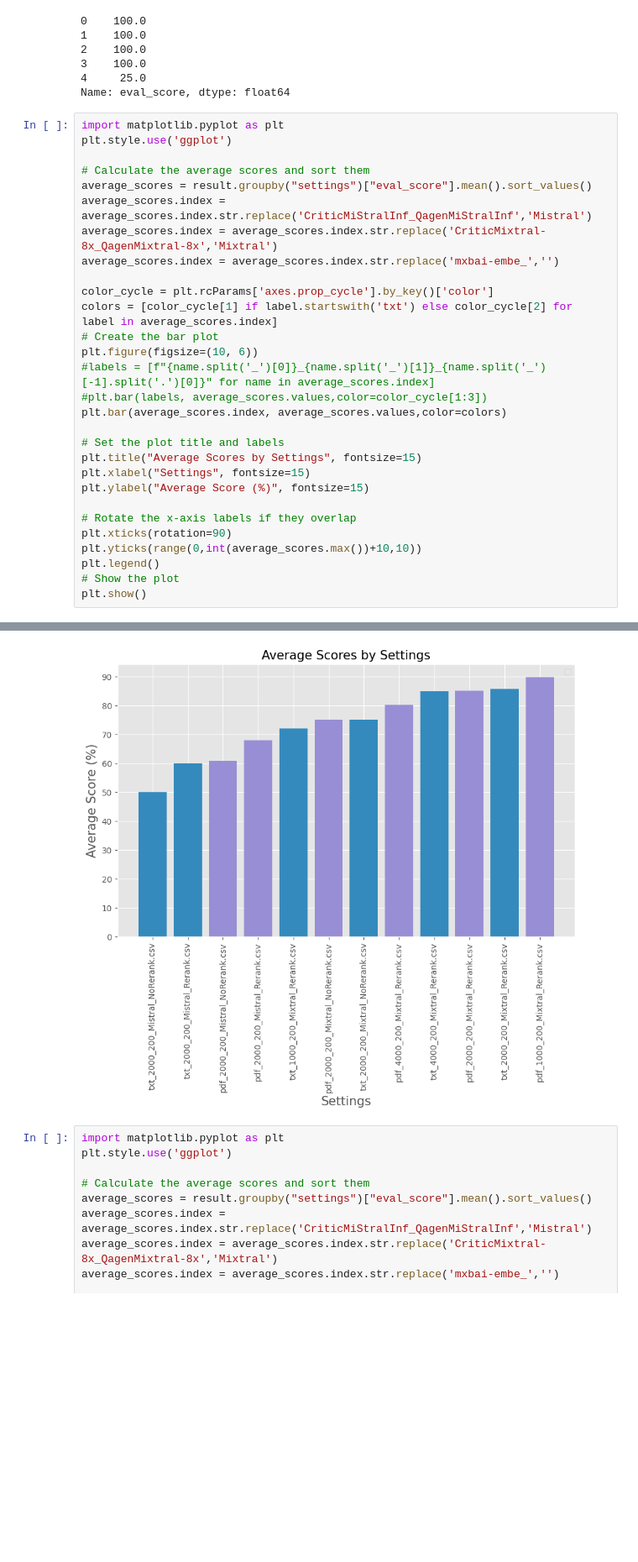
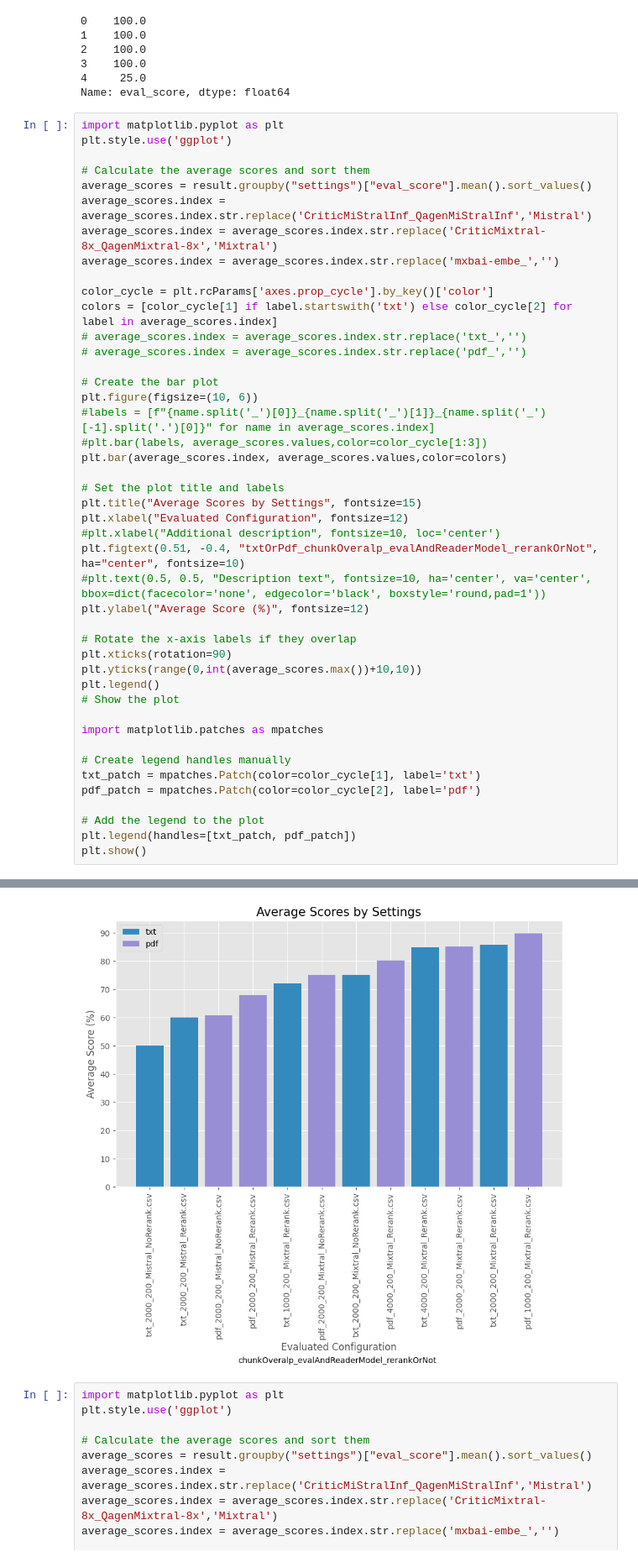
Before and after one commit to dapopov-st/arXiv-llms-assistant, a Jupyter notebook: nbs/compare_results.ipynb, the cells around one changed output, grey strips where cells are left out. Shown: that part at 84% size. Cells and saved outputs as stored; diff of their text form; blank space fills up the shorter version.

Commit message:
tidy eval comparison graph

```diff
--- a/nbs/compare_results.ipynb
+++ b/nbs/compare_results.ipynb
@@ -109,35 +103,50 @@ Name: eval_score, dtype: float64
 # %%
 import matplotlib.pyplot as plt
 plt.style.use('ggplot')
 
 # Calculate the average scores and sort them
 average_scores = result.groupby("settings")["eval_score"].mean().sort_values()
 average_scores.index = average_scores.index.str.replace('CriticMiStralInf_QagenMiStralInf','Mistral')
 average_scores.index = average_scores.index.str.replace('CriticMixtral-8x_QagenMixtral-8x','Mixtral')
 average_scores.index = average_scores.index.str.replace('mxbai-embe_','')
 
 color_cycle = plt.rcParams['axes.prop_cycle'].by_key()['color']
 colors = [color_cycle[1] if label.startswith('txt') else color_cycle[2] for label in average_scores.index]
+# average_scores.index = average_scores.index.str.replace('txt_','')
+# average_scores.index = average_scores.index.str.replace('pdf_','')
+
 # Create the bar plot
 plt.figure(figsize=(10, 6))
 #labels = [f"{name.split('_')[0]}_{name.split('_')[1]}_{name.split('_')[-1].split('.')[0]}" for name in average_scores.index]
 #plt.bar(labels, average_scores.values,color=color_cycle[1:3])
 plt.bar(average_scores.index, average_scores.values,color=colors)
 
 # Set the plot title and labels
 plt.title("Average Scores by Settings", fontsize=15)
-plt.xlabel("Settings", fontsize=15)
-plt.ylabel("Average Score (%)", fontsize=15)
+plt.xlabel("Evaluated Configuration", fontsize=12)
+#plt.xlabel("Additional description", fontsize=10, loc='center')
+plt.figtext(0.51, -0.4, "txtOrPdf_chunkOveralp_evalAndReaderModel_rerankOrNot", ha="center", fontsize=10)
+#plt.text(0.5, 0.5, "Description text", fontsize=10, ha='center', va='center', bbox=dict(facecolor='none', edgecolor='black', boxstyle='round,pad=1'))
+plt.ylabel("Average Score (%)", fontsize=12)
 
 # Rotate the x-axis labels if they overlap
 plt.xticks(rotation=90)
 plt.yticks(range(0,int(average_scores.max())+10,10))
 plt.legend()
 # Show the plot
+
+import matplotlib.patches as mpatches
+
+# Create legend handles manually
+txt_patch = mpatches.Patch(color=color_cycle[1], label='txt')
+pdf_patch = mpatches.Patch(color=color_cycle[2], label='pdf')
+
+# Add the legend to the plot
+plt.legend(handles=[txt_patch, pdf_patch])
 plt.show()
 # %% [output]
 No artists with labels found to put in legend.  Note that artists whose label start with an underscore are ignored when legend() is called with no argument.
-[figure, old version]
+[figure, new version]
 # %%
 import matplotlib.pyplot as plt
 plt.style.use('ggplot')
```
Also changed, not shown: parts of 1 cell of this notebook.
